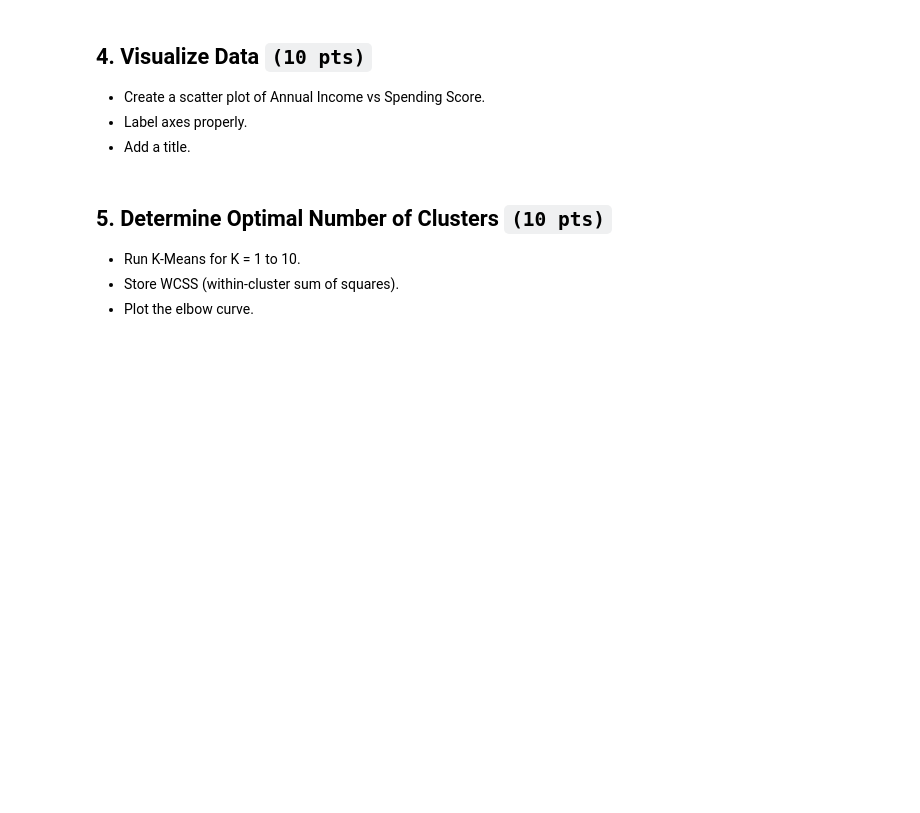
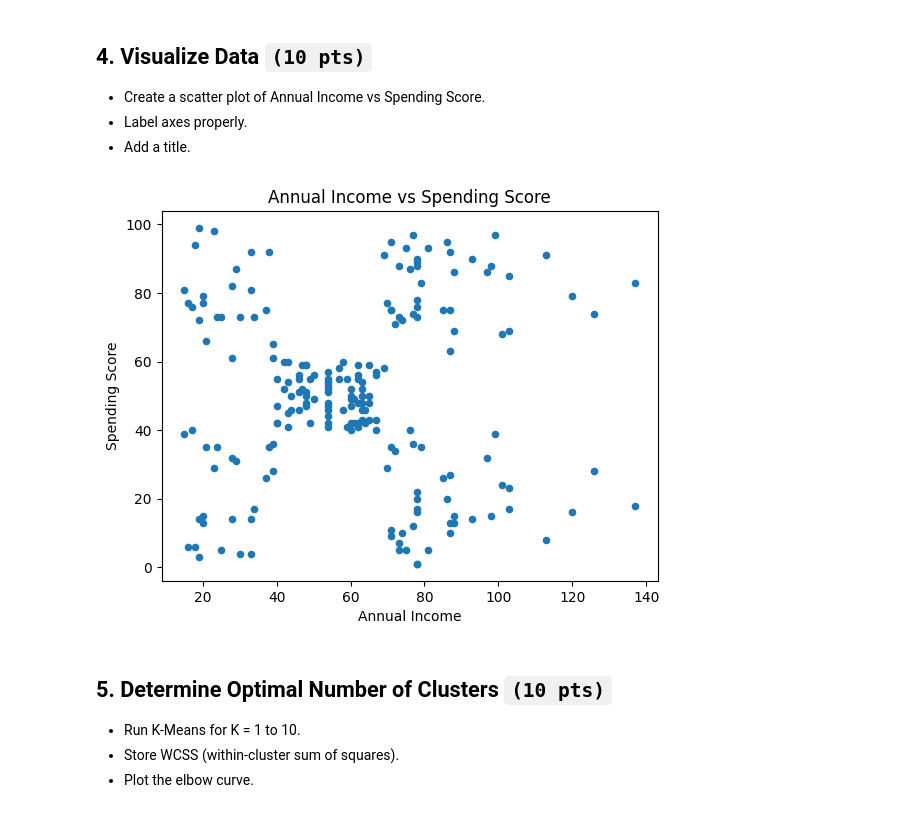
Before and after one commit to leonnmarcoo/CCADMACL_EXERCISES_COM232, a Jupyter notebook: Exercise 1B.ipynb, the cells around one changed output. Saved outputs shown, nothing was run; the diff lists cells and outputs as text; code cells hidden in the pictures; blank space fills up the shorter version.

```diff
--- a/Exercise 1B.ipynb
+++ b/Exercise 1B.ipynb
@@ -54,2 +84,4 @@ Create a new DataFrame with only these two columns. `(5 pts)`
+# %%
+new_df = df[['AnnualIncome', 'SpendingScore']]
 # %% [markdown]
 Display the first 10 rows. `(5 pts)`
@@ -66,3 +108,11 @@ Display the first 10 rows. `(5 pts)`
+# %%
+new_df.plot.scatter(x='AnnualIncome', y='SpendingScore')
+plt.xlabel('Annual Income')
+plt.ylabel('Spending Score')
+plt.title('Annual Income vs Spending Score')
+plt.show()
+# %% [output]
+[figure, added]
 # %% [markdown]
 ## 5. Determine Optimal Number of Clusters `(10 pts)`
 
```
Also changed, not shown: parts of 29 cells of this notebook.
